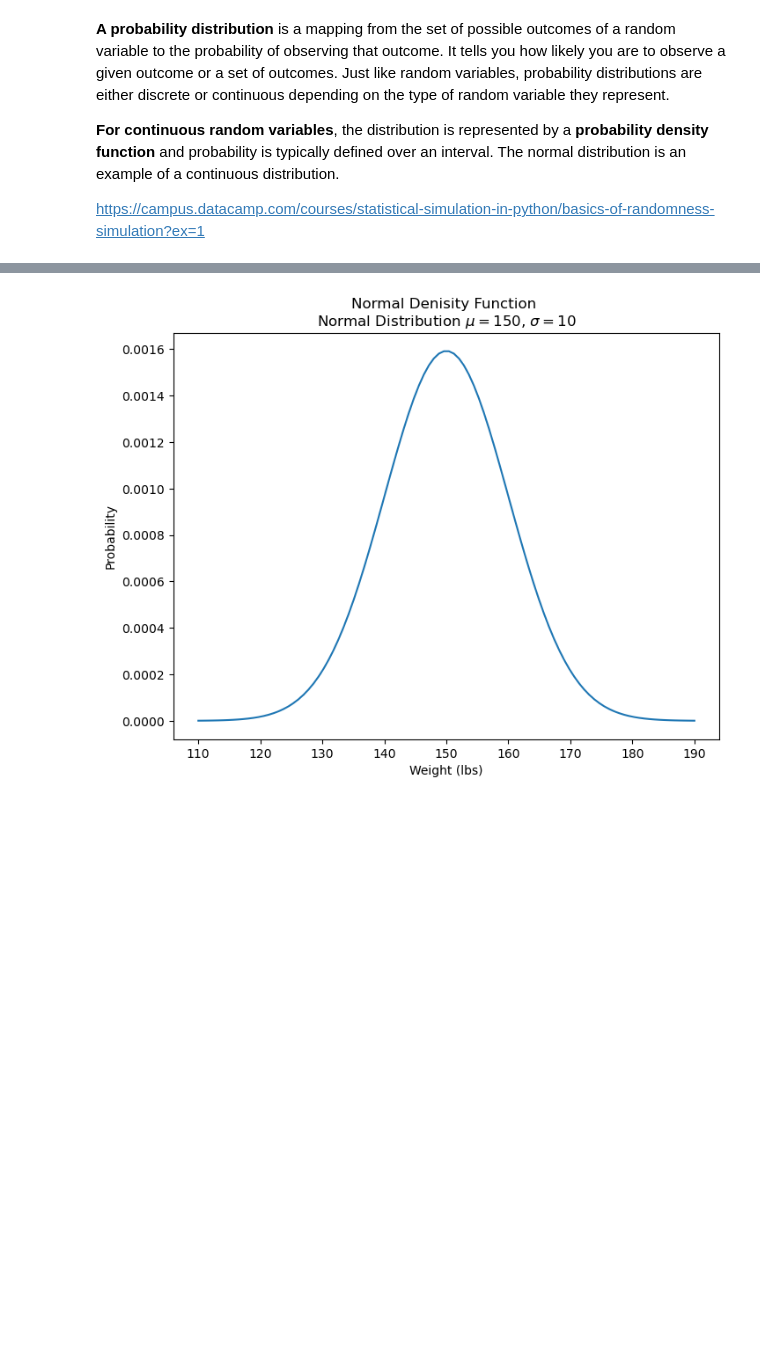
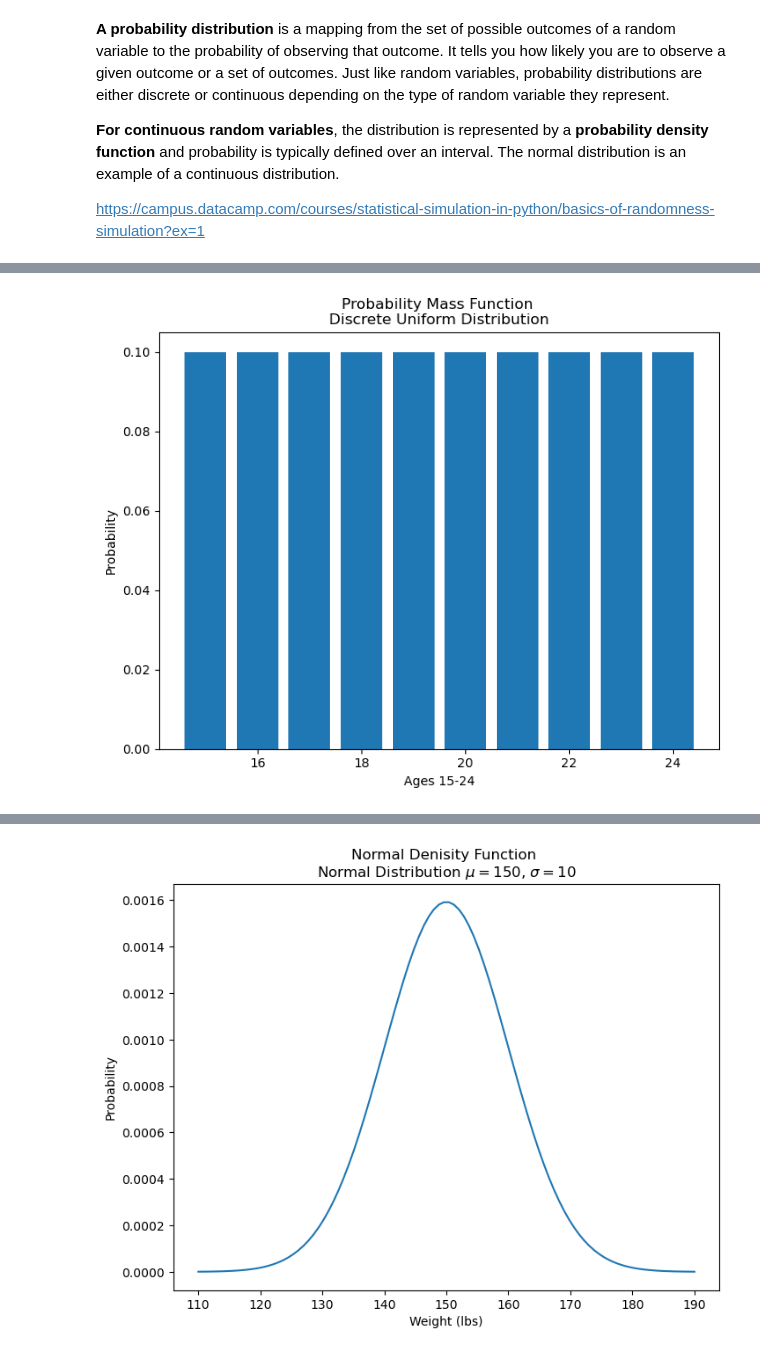
Before and after one commit to ShaneOG2/ProgrammingForDAp1, a Jupyter notebook: Simulation Notebook.ipynb, the cells around one changed output, grey strips where cells are left out. Saved outputs shown, nothing was run; the diff lists cells and outputs as text; code cells hidden in the pictures; blank space fills up the shorter version.

Commit message:
Revised notebook. Stopped at sleep distribution.

```diff
--- a/Simulation Notebook.ipynb
+++ b/Simulation Notebook.ipynb
@@ -125,0 +182,14 @@ https://campus.datacamp.com/courses/statistical-simulation-in-python/basics-of-r
+# %%
+dUniformpmf = lambda n: 1 / n
+ages15_24 = [x for x in range(15, 25)]
+
+prob = [dUniformpmf(n) for i in ages15_24]
+
+plt.xlabel("Ages 15-24")
+plt.ylabel("Probability")
+plt.title("Probability Mass Function \nDiscrete Uniform Distribution")
+
+plt.bar(ages15_24, prob)
+plt.show()
+# %% [output]
+[figure, added]
```
Also changed, not shown: parts of 27 cells of this notebook, 3 other files.
